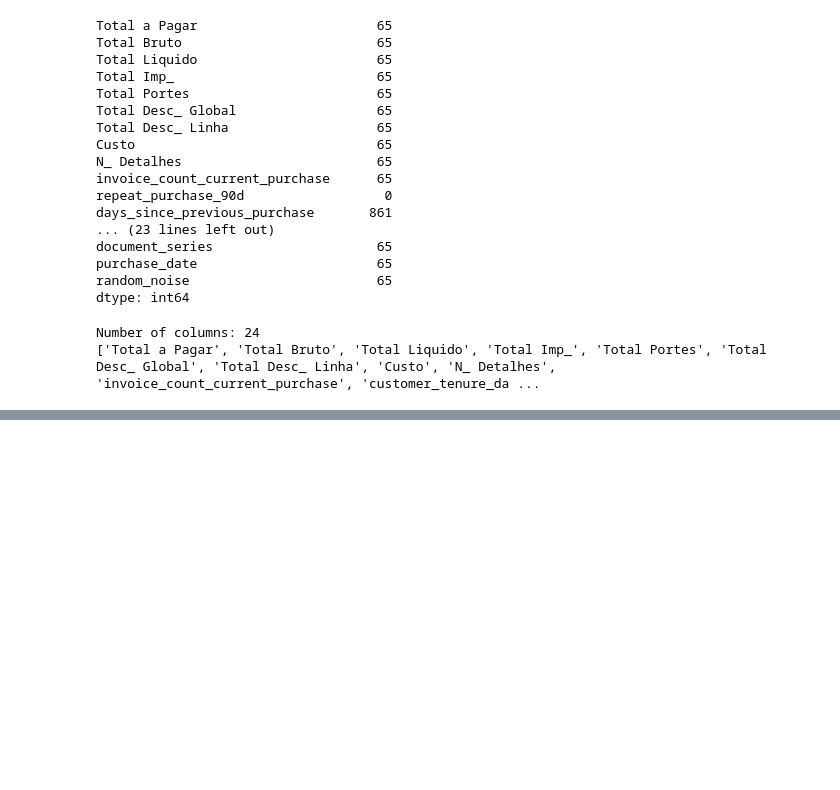
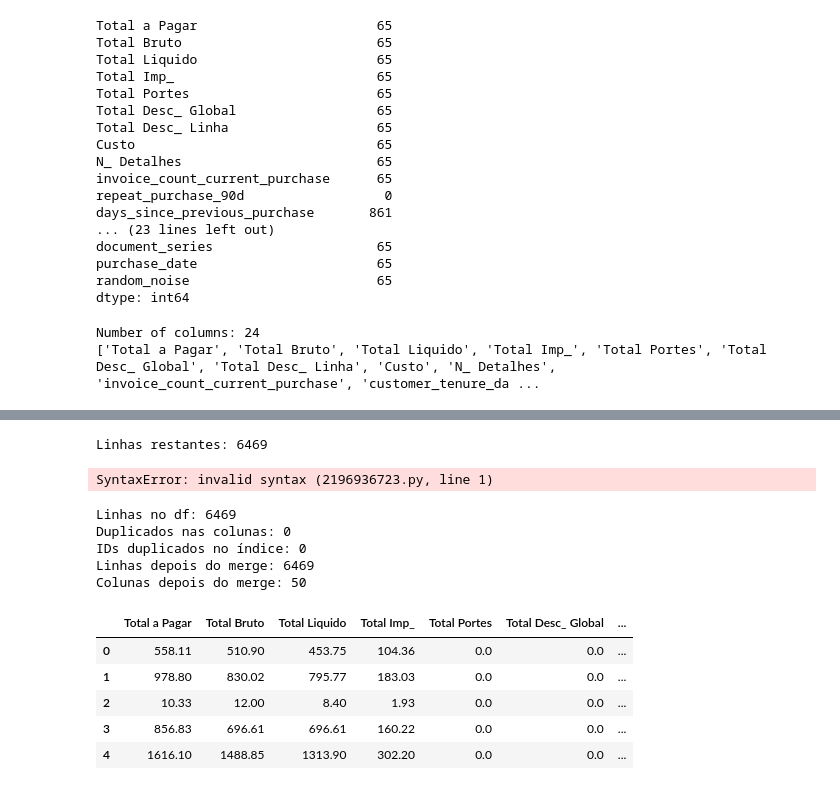
Before and after one commit to jxbarbosax/Machine-Learning, a Jupyter notebook: Data prep.ipynb, the cells around one changed output, grey strips where cells are left out. Saved outputs shown, nothing was run; the diff lists cells and outputs as text; code cells hidden in the pictures; blank space fills up the shorter version.

```diff
--- a/Data prep.ipynb
+++ b/Data prep.ipynb
@@ -208,0 +220,38 @@ display(df.loc[mask_65])
+# %%
+print("Linhas restantes:", len(df))
+# %% [output]
+Linhas restantes: 6469
+# %%
+O que bate certo, 6534 - 65 = 6469
+# %% [output]
+SyntaxError: invalid syntax (2196936723.py, line 1)
+# %%
+# 1. Confirmar o estado atual
+print("Linhas no df:", len(df))
+print("Duplicados nas colunas:", df.duplicated().sum())
+print("IDs duplicados no índice:", df.index.duplicated().sum())
+
+# 2. Fazer o merge com os clientes
+df = df.merge(
+    clientes,
+    on="customer_id",
+    how="left"
+)
+
+# 3. Confirmar que o número de linhas não mudou
+print("Linhas depois do merge:", len(df))
+print("Colunas depois do merge:", df.shape[1])
+
+display(df.head())
+# %% [output]
+Linhas no df: 6469
+Duplicados nas colunas: 0
+IDs duplicados no índice: 0
+Linhas depois do merge: 6469
+Colunas depois do merge: 50
+|  | Total a Pagar | Total Bruto | Total Liquido | Total Imp_ | Total Portes | Total Desc_ Global | ... |
+| 0 | 558.11 | 510.90 | 453.75 | 104.36 | 0.0 | 0.0 | ... |
+| 1 | 978.80 | 830.02 | 795.77 | 183.03 | 0.0 | 0.0 | ... |
+| 2 | 10.33 | 12.00 | 8.40 | 1.93 | 0.0 | 0.0 | ... |
+| 3 | 856.83 | 696.61 | 696.61 | 160.22 | 0.0 | 0.0 | ... |
+| 4 | 1616.10 | 1488.85 | 1313.90 | 302.20 | 0.0 | 0.0 | ... |
```
Also changed, not shown: parts of 16 cells of this notebook, 1 other file.
